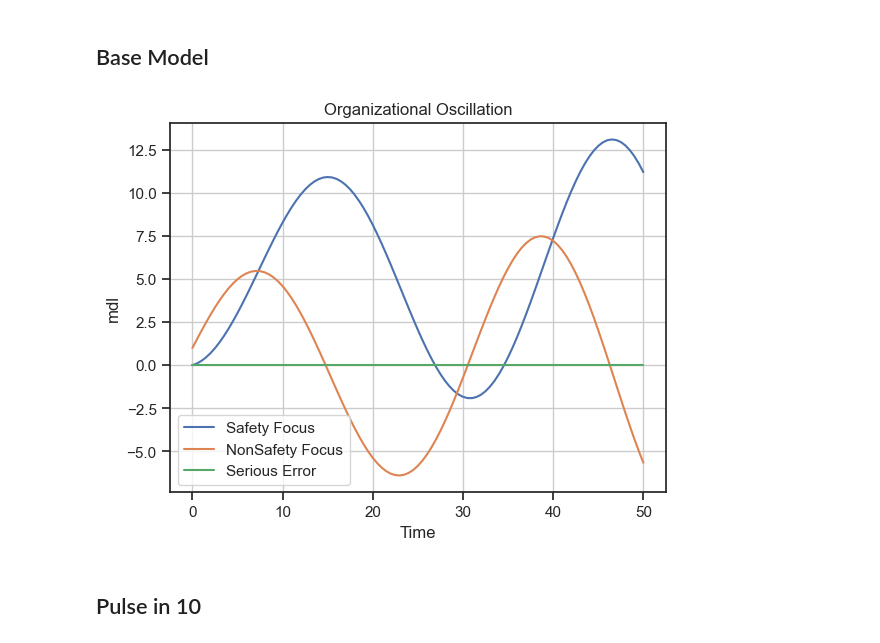
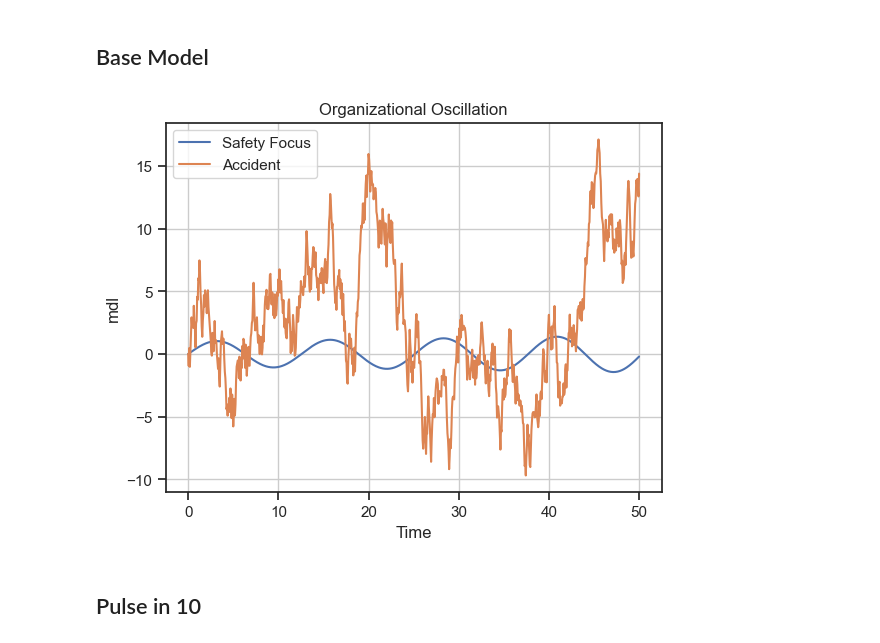
Before and after one commit to georgia-max/OrganizationOscillation, a Jupyter notebook: src/Organizational_Oscillation_v3.ipynb, the cells around one changed output. Saved outputs shown, nothing was run; the diff lists cells and outputs as text; code cells hidden in the pictures.

```diff
--- a/src/Organizational_Oscillation_v3.ipynb
+++ b/src/Organizational_Oscillation_v3.ipynb
@@ -12,7 +13,9 @@ import netCDF4
 import matplotlib.pyplot as plt
 import seaborn as sns
 # %%
-model = pysd.read_vensim("../Vensimmodel/Organizational_oscillation_v4.mdl")
+model = pysd.read_vensim("../Vensimmodel/Organizational_oscillation_v4.3.mdl")
+
+# model = pysd.load('../Vensimmodel/Organizational_oscillation_v5.py')
 model.doc
 # %% [output]
 |  | Real Name | Py Name | Subscripts | Units | Limits | Type | Subtype | Comment |
@@ -39,32 +42,39 @@ model.doc
 # %%
 #Base Model
 initial_condition = {
-    'Pulse start time': 0,
-    'Pulse end time': 10,
-    'Pulse Quantity 1': 0,
-    'Pulse duration': 2,
-    'Pulse Time': 2,
-    'Pulse Quantity': 0,
-    'Switch': 0,
-    'Accident': 0,
+    # 'Pulse start time': 0,
+    # 'Pulse end time': 10,
+    # 'Pulse Quantity 1': 0,
+    # 'Pulse duration': 2,
+    # 'Pulse Time': 2,
+    # 'Pulse Quantity': 0,
+    # 'Switch': 0,
+    # 'Accident': 0,
+    'std deviation' :10,
+    'mean': 0,
+    'seed' : 1,
+    'Acceptable Safety Boundary': 0,
+    'Time to adjust focus': 2,
+    'Normal NonSafety performance': 0,
+    'Time to adjust focus': 2
 
     }
 m1 = model.run(params= initial_condition)
 
 m1['Safety Focus'].plot()
-m1['NonSafety Focus'].plot()
-m1['Serious Error'].plot()
+m1['Accident'].plot()
+# m1['Serious Error'].plot()
 
 plt.title("Organizational Oscillation")
 # plt.ylim(-1000, 1000)
 
 plt.ylabel("mdl")
 plt.xlabel("Time")
 plt.legend()
 plt.grid()
 plt.show()
 # %% [output]
-[figure, old version]
+[figure, new version]
 # %% [markdown]
 ## Pulse in 10
 # %%
```
Also changed, not shown: parts of 7 cells of this notebook, 35 other files.
